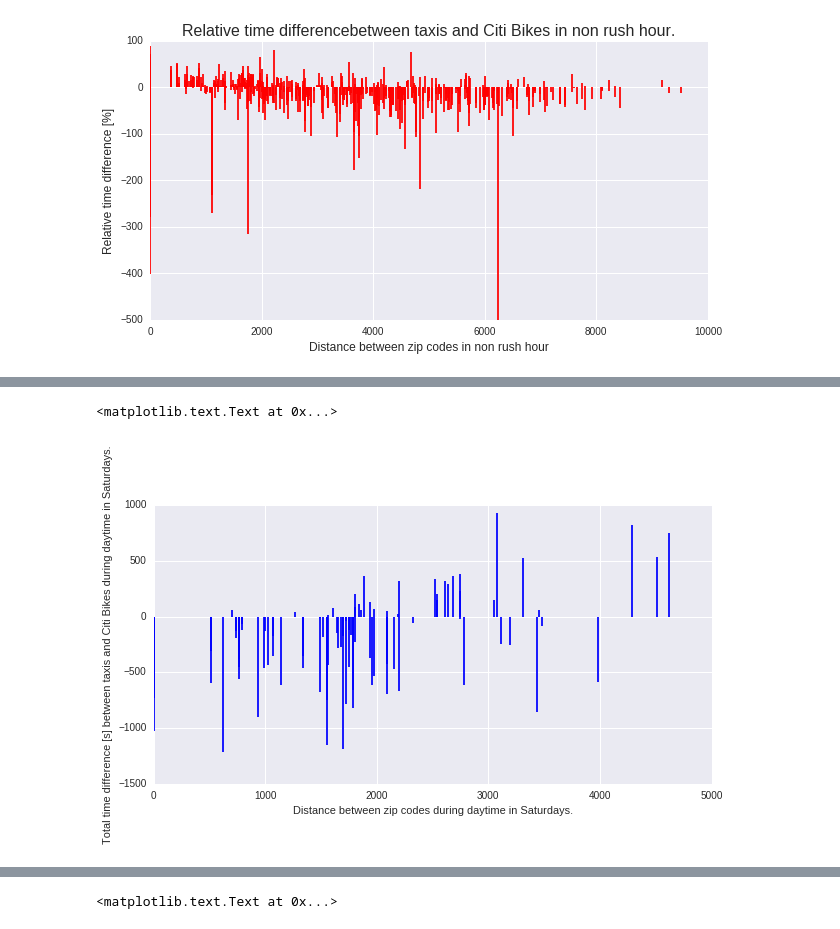
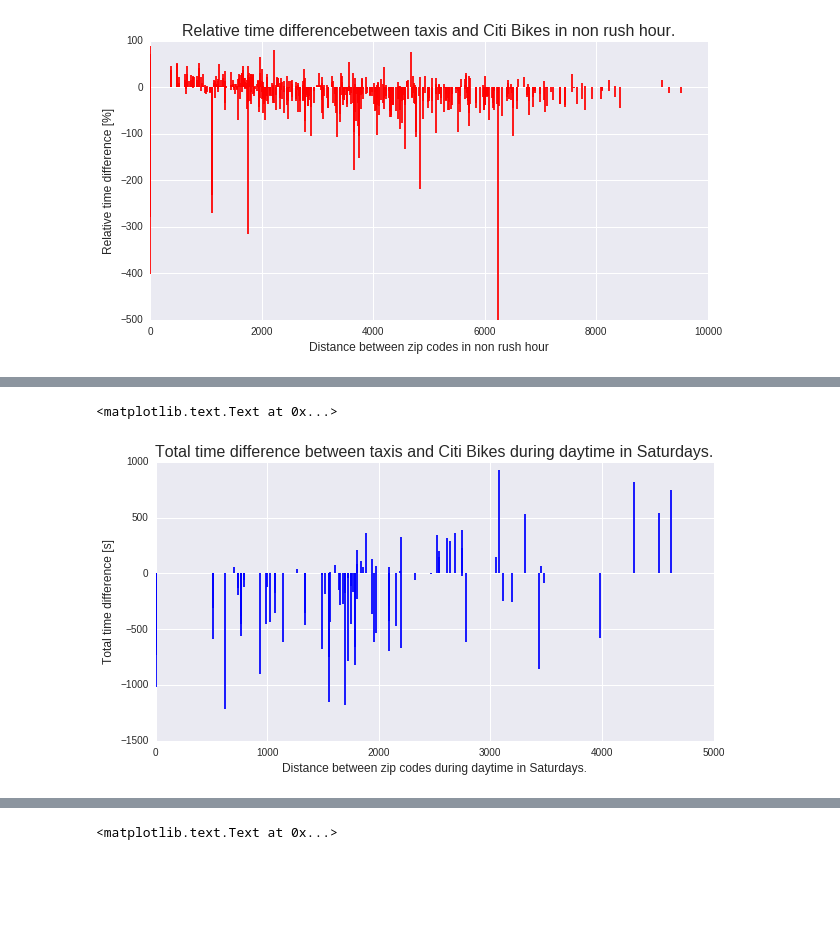
Before and after one commit to sarangof/Citibike-vs-taxis-NYC, a Jupyter notebook: resultsVisualization.ipynb, the cells around one changed output, grey strips where cells are left out. Cells and saved outputs as stored; diff of their text form; code cells hidden in the pictures; blank space fills up the shorter version.

```diff
--- a/resultsVisualization.ipynb
+++ b/resultsVisualization.ipynb
@@ -265,11 +267,12 @@ for item in pairs[:-1]:
 # %%
 plt.figure(figsize=(10,5))
 plt.vlines([val[3] for val in dict_weekend.values()], [0],[val[1] for val in dict_weekend.values()],color='blue')
-plt.xlabel("Distance between zip codes during daytime in Saturdays.")
-plt.ylabel("Total time difference [s] between taxis and Citi Bikes during daytime in Saturdays.")
+plt.xlabel("Distance between zip codes during daytime in Saturdays.",fontsize=12)
+plt.title("Total time difference between taxis and Citi Bikes during daytime in Saturdays.",fontsize=16)
+plt.ylabel("Total time difference [s]",fontsize=12)
 # %% [output]
 <matplotlib.text.Text at 0x...>
-[figure, old version]
+[figure, new version]
 # %%
 plt.figure(figsize=(10,5))
 plt.vlines([val[3] for val in dict_weekend.values()], [0],[val[4] for val in dict_weekend.values()],color='blue')
```
Also changed, not shown: parts of 4 cells of this notebook.
